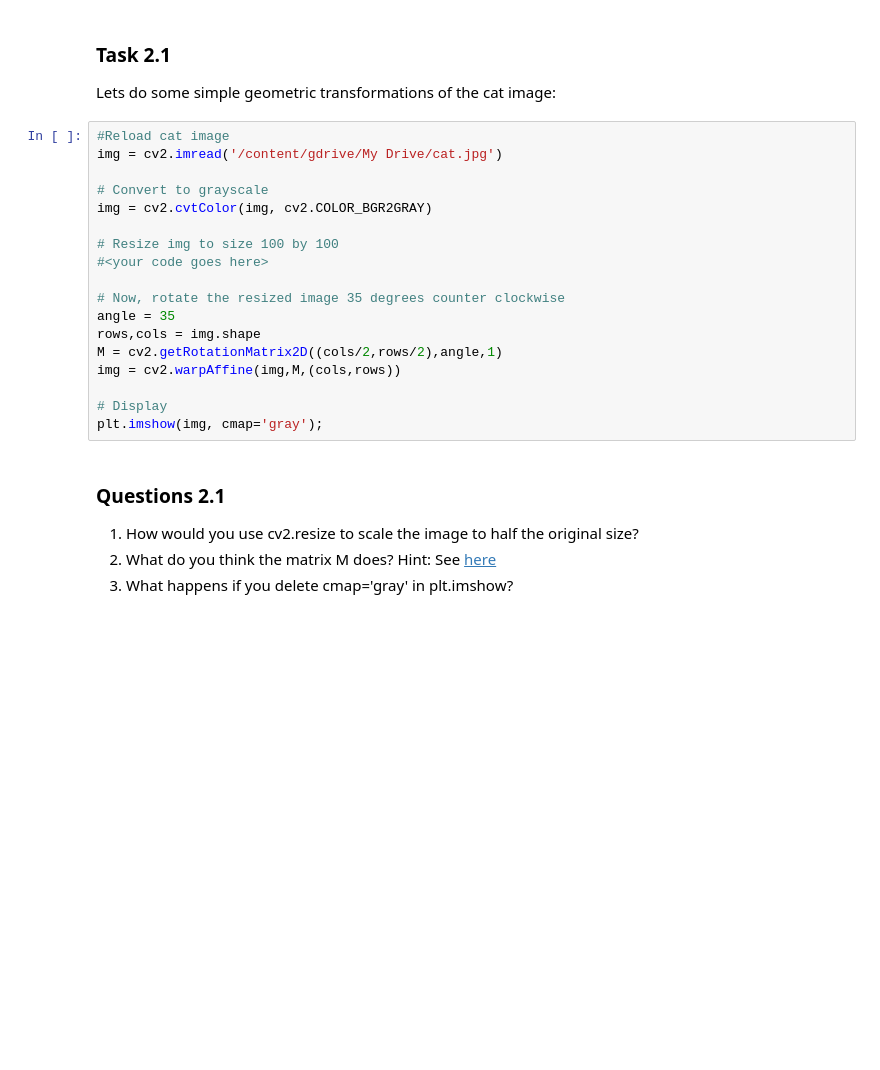
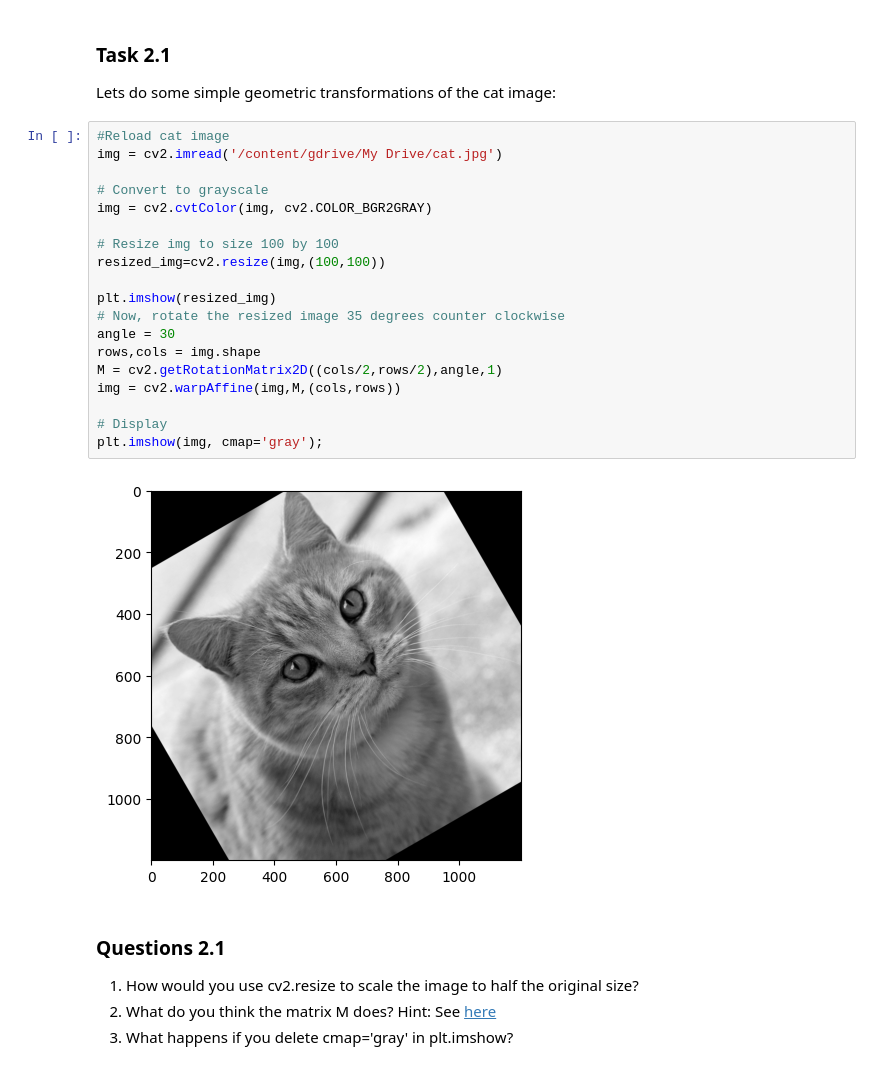
Before and after one commit to rds7ramesh77/Comingsoon-, a Jupyter notebook: Lab1_Basic_Image_Processing.ipynb, the cells around one changed output. Drawn from its saved outputs; the diff is of its cells as text; blank space fills up the shorter version.

```diff
--- a/Lab1_Basic_Image_Processing.ipynb
+++ b/Lab1_Basic_Image_Processing.ipynb
@@ -119,21 +119,24 @@ Lets do some simple geometric transformations of the cat image:
 # %%
 #Reload cat image
 img = cv2.imread('/content/gdrive/My Drive/cat.jpg')
 
 # Convert to grayscale
 img = cv2.cvtColor(img, cv2.COLOR_BGR2GRAY)
 
 # Resize img to size 100 by 100
-#<your code goes here>
+resized_img=cv2.resize(img,(100,100))
 
+plt.imshow(resized_img)
 # Now, rotate the resized image 35 degrees counter clockwise
-angle = 35
+angle = 30
 rows,cols = img.shape
 M = cv2.getRotationMatrix2D((cols/2,rows/2),angle,1)
 img = cv2.warpAffine(img,M,(cols,rows))
 
 # Display
 plt.imshow(img, cmap='gray');
+# %% [output]
+[figure, added]
 # %% [markdown]
 ### Questions 2.1
 1. How would you use cv2.resize to scale the image to half the original size?
```
Also changed, not shown: parts of 10 cells of this notebook.
